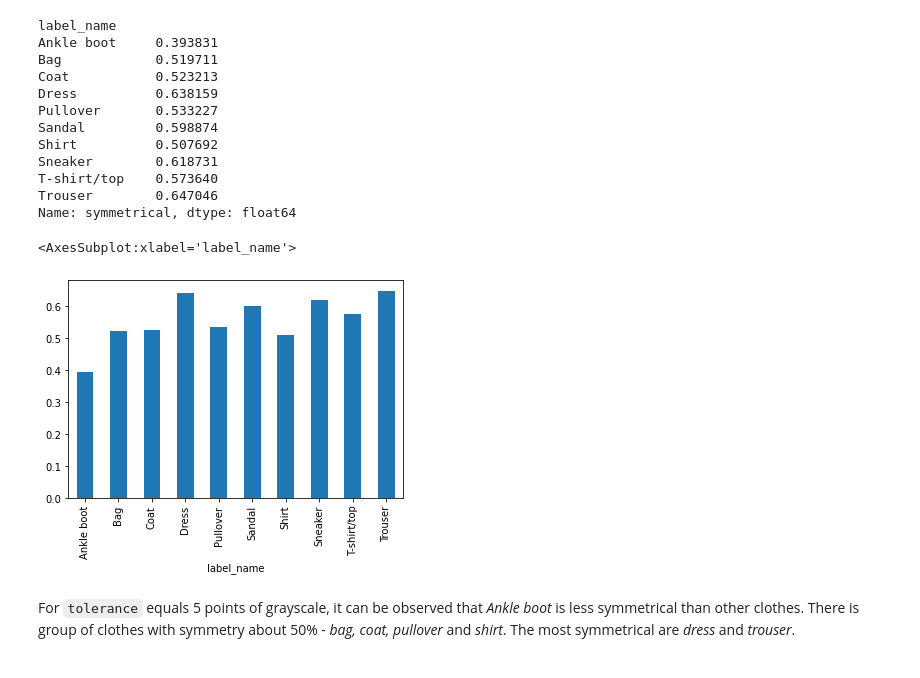
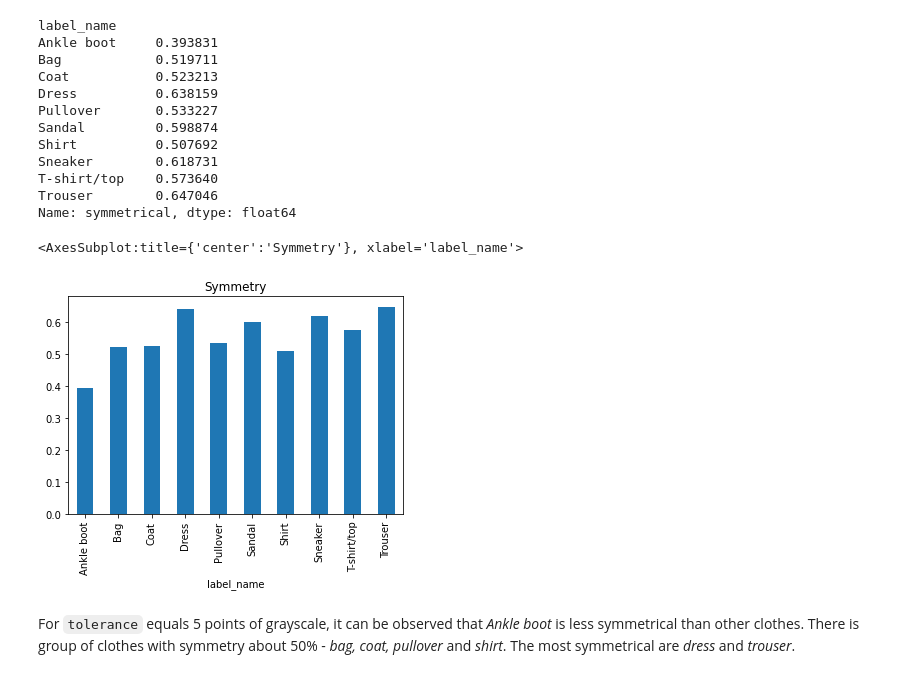
Before and after one commit to Eryk07/ClothesClassification, a Jupyter notebook: ClothesClassification.ipynb, the cells around one changed output. Drawn from its saved outputs; the diff is of its cells as text; code cells hidden in the pictures.

```diff
--- a/ClothesClassification.ipynb
+++ b/ClothesClassification.ipynb
@@ -159,9 +159,9 @@ T-shirt/top    0.573640
 Trouser        0.647046
 Name: symmetrical, dtype: float64
 # %%
-labels_avg_symmetry.plot.bar()
+labels_avg_symmetry.plot.bar(title="Symmetry")
 # %% [output]
-<AxesSubplot:xlabel='label_name'>
+<AxesSubplot:title={'center':'Symmetry'}, xlabel='label_name'>
-[figure, old version]
+[figure, new version]
 # %% [markdown]
 For `tolerance` equals 5 points of grayscale, it can be observed that *Ankle boot* is less symmetrical than other clothes. There is group of clothes with symmetry about 50% - *bag, coat, pullover* and *shirt*. The most symmetrical are *dress* and *trouser*.
```
Also changed, not shown: parts of 9 cells of this notebook.
